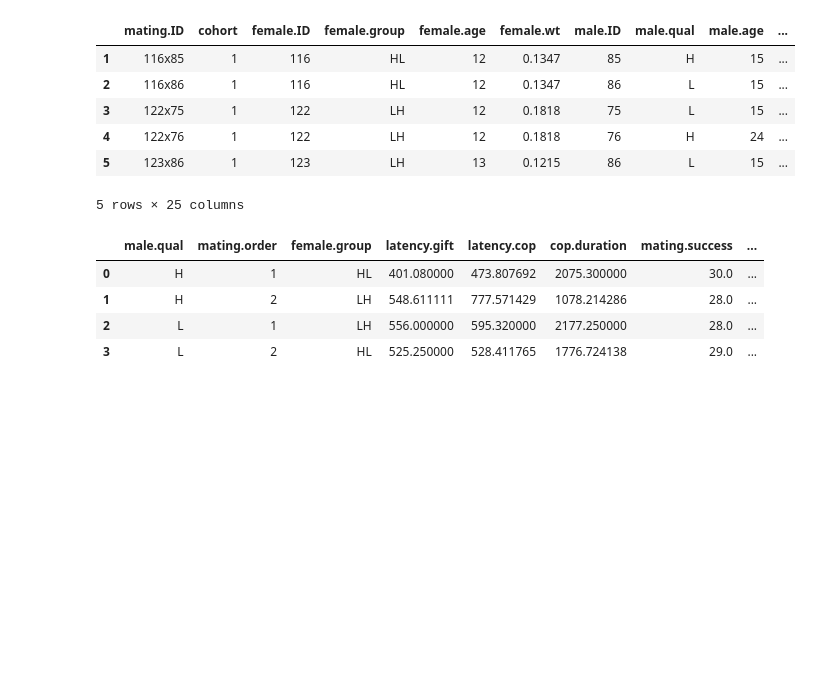
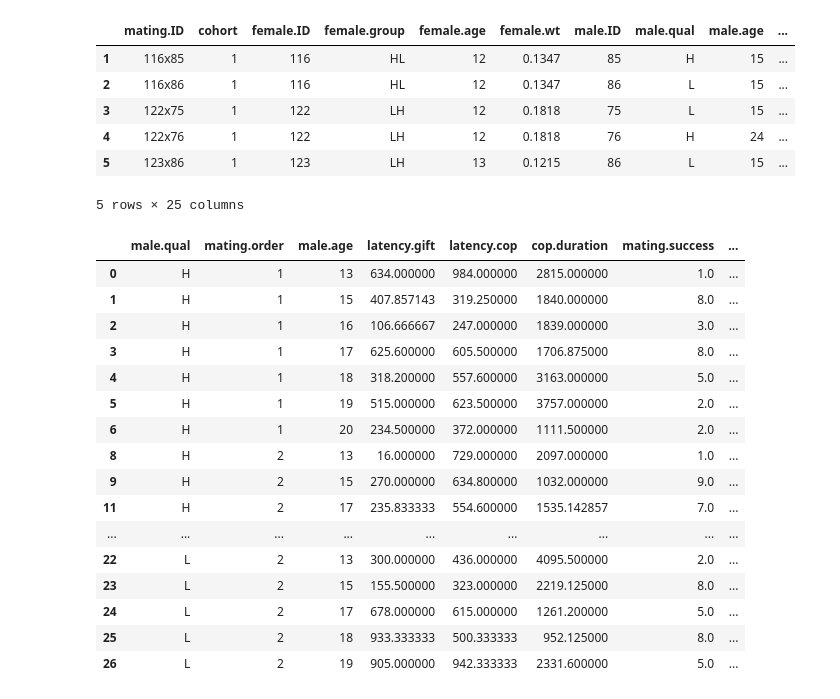
Before and after one commit to TheFaither/morgandata, a Jupyter notebook: analysis.ipynb, the cells around one changed output. Saved outputs shown, nothing was run; the diff lists cells and outputs as text; code cells hidden in the pictures; blank space fills up the shorter version.

```diff
--- a/analysis.ipynb
+++ b/analysis.ipynb
@@ -17,7 +17,7 @@ df.head()
 | 5 | 123x86 | 1 | 123 | LH | 13 | 0.1215 | 86 | L | 15 | ... |
 5 rows × 25 columns
 # %%
-groupdiscrete = df.groupby(["male.qual", "mating.order", "female.group"]).describe()[[("mating.success","count")]]
+groupdiscrete = df.groupby(["male.qual", "mating.order", "male.age"]).describe()[[("mating.success","count")]]
 
 
 groupdiscrete = groupdiscrete.reset_index().droplevel(1, axis=1)
@@ -31,19 +31,33 @@ fig = px.bar(groupdiscrete,
 
 fig.show()
 # %%
-groupcontinous = df[["male.qual", "mating.order", "female.group","latency.gift", "latency.cop", "cop.duration"]].groupby(["male.qual", "mating.order", "female.group"]).mean()
-groupcontinousstd = df[["male.qual", "mating.order", "female.group","latency.gift", "latency.cop", "cop.duration"]].groupby(["male.qual", "mating.order", "female.group"]).std()
+groupcontinous = df[["male.qual", "mating.order", "male.age","latency.gift", "latency.cop", "cop.duration"]].groupby(["male.qual", "mating.order", "male.age"]).mean()
+groupcontinousstd = df[["male.qual", "mating.order", "male.age","latency.gift", "latency.cop", "cop.duration"]].groupby(["male.qual", "mating.order", "male.age"]).std()
 
 groupcontinous = groupcontinous.reset_index()
 groupcontinousstd = groupcontinousstd.reset_index()
+groupcontinous = groupcontinous.dropna(axis=0)
+groupcontinousstd = groupcontinousstd.dropna(axis=0)
 groupcontinous[["mating.success"]] = groupdiscrete[["mating.success"]]
 groupcontinous[["latency.gift.std"]] = groupcontinousstd[["latency.gift"]]
 groupcontinous[["latency.cop.std"]] = groupcontinousstd[["latency.cop"]]
 groupcontinous[["cop.duration.std"]] = groupcontinousstd[["cop.duration"]]
 groupcontinous
 # %% [output]
-|  | male.qual | mating.order | female.group | latency.gift | latency.cop | cop.duration | mating.success | ... |
-| 0 | H | 1 | HL | 401.080000 | 473.807692 | 2075.300000 | 30.0 | ... |
-| 1 | H | 2 | LH | 548.611111 | 777.571429 | 1078.214286 | 28.0 | ... |
-| 2 | L | 1 | LH | 556.000000 | 595.320000 | 2177.250000 | 28.0 | ... |
-| 3 | L | 2 | HL | 525.250000 | 528.411765 | 1776.724138 | 29.0 | ... |
+|  | male.qual | mating.order | male.age | latency.gift | latency.cop | cop.duration | mating.success | ... |
+| 0 | H | 1 | 13 | 634.000000 | 984.000000 | 2815.000000 | 1.0 | ... |
+| 1 | H | 1 | 15 | 407.857143 | 319.250000 | 1840.000000 | 8.0 | ... |
+| 2 | H | 1 | 16 | 106.666667 | 247.000000 | 1839.000000 | 3.0 | ... |
+| 3 | H | 1 | 17 | 625.600000 | 605.500000 | 1706.875000 | 8.0 | ... |
+| 4 | H | 1 | 18 | 318.200000 | 557.600000 | 3163.000000 | 5.0 | ... |
+| 5 | H | 1 | 19 | 515.000000 | 623.500000 | 3757.000000 | 2.0 | ... |
+| 6 | H | 1 | 20 | 234.500000 | 372.000000 | 1111.500000 | 2.0 | ... |
+| 8 | H | 2 | 13 | 16.000000 | 729.000000 | 2097.000000 | 1.0 | ... |
+| 9 | H | 2 | 15 | 270.000000 | 634.800000 | 1032.000000 | 9.0 | ... |
+| 11 | H | 2 | 17 | 235.833333 | 554.600000 | 1535.142857 | 7.0 | ... |
+| ... | ... | ... | ... | ... | ... | ... | ... | ... |
+| 22 | L | 2 | 13 | 300.000000 | 436.000000 | 4095.500000 | 2.0 | ... |
+| 23 | L | 2 | 15 | 155.500000 | 323.000000 | 2219.125000 | 8.0 | ... |
+| 24 | L | 2 | 17 | 678.000000 | 615.000000 | 1261.200000 | 5.0 | ... |
+| 25 | L | 2 | 18 | 933.333333 | 500.333333 | 952.125000 | 8.0 | ... |
+| 26 | L | 2 | 19 | 905.000000 | 942.333333 | 2331.600000 | 5.0 | ... |
```
Also changed, not shown: parts of 3 cells of this notebook, 4 other files.
